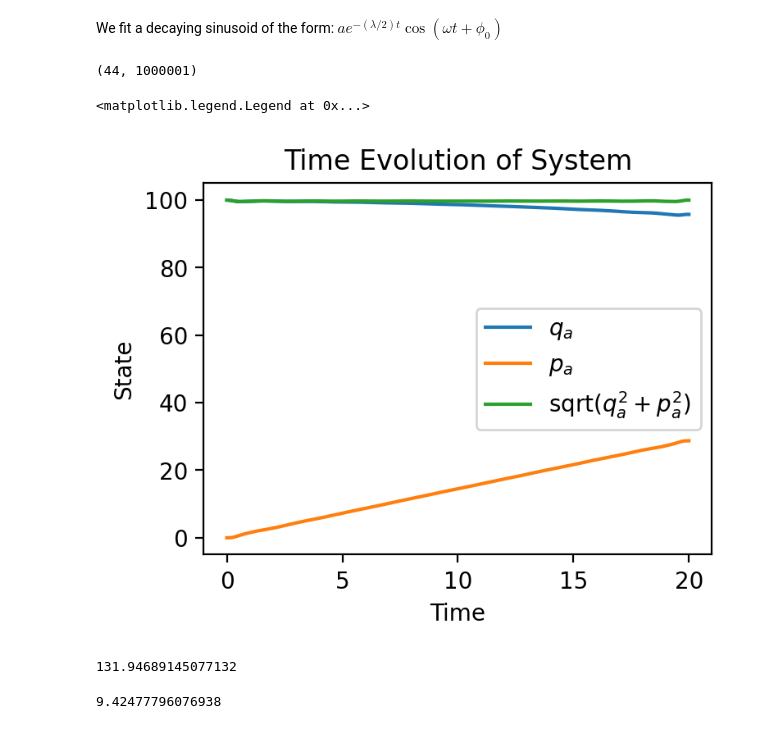
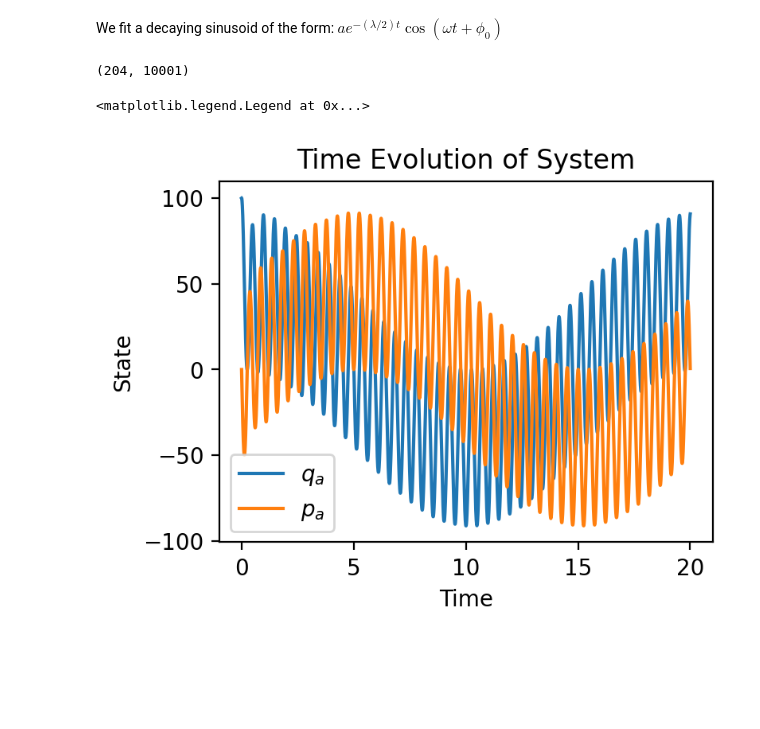
Before and after one commit to Phionx/quantumnetworks, a Jupyter notebook: demos/quantities/multimode_decay.ipynb, the cells around one changed output. Cells and saved outputs as stored; diff of their text form; code cells hidden in the pictures; blank space fills up the shorter version.

Commit message:
updated to use trapezoidal

```diff
--- a/demos/quantities/multimode_decay.ipynb
+++ b/demos/quantities/multimode_decay.ipynb
@@ -19,7 +12,7 @@ We fit a decaying sinusoid of the form: $ a e^{- (\lambda/2) t} \cos(\omega t +
 # params directly provided
 
 omega_0 = 2*np.pi*1
-omega_range = 2*np.pi*np.linspace(0.5,1.5,21)
+omega_range = 2*np.pi*np.linspace(0.5,1.5,101)
 omegas = [omega_0] + list(omega_range)
 
 num_modes = len(omegas)
@@ -38,18 +31,14 @@ sys = MultiModeSystem(params={"omegas":omegas, "kappas":kappas, "gammas":gammas,
 x_0 = np.zeros(num_modes*2)
 x_0[0] = 100 # num of photons initially
 
-ts = np.linspace(0, 20, 1000001)
-X = sys.forward_euler(x_0, ts)
+ts = np.linspace(0, 20, 10001)
+X = sys.trapezoidal(x_0, ts)
 # %%
 print(X.shape)
 fig, ax = plot_full_evolution(X[:2], ts, labels=["$q_a$","$p_a$"])
-plot_full_evolution([np.sqrt(X[0,:]**2+X[1,:]**2)], ts, labels=["sqrt($q_a^2 + p_a^2$)"], fig=fig, ax=ax)
+# plot_full_evolution([np.sqrt(X[0,:]**2+X[1,:]**2)], ts, labels=["sqrt($q_a^2 + p_a^2$)"], fig=fig, ax=ax)
 ax.legend()
 # %% [output]
-(44, 1000001)
+(204, 10001)
 <matplotlib.legend.Legend at 0x...>
-[figure, old version]
+[figure, new version]
-# %%
-np.max(np.abs(sys.A - np.conj(sys.A.T)))
-# %% [output]
-131.94689145077132
@@ -59,4 +44,0 @@ D = np.diag(vals)
-# %%
-np.max(np.abs(U*D*np.conj(U.T) - sys.A))
-# %% [output]
-9.42477796076938
```
Also changed, not shown: parts of 3 cells of this notebook.
